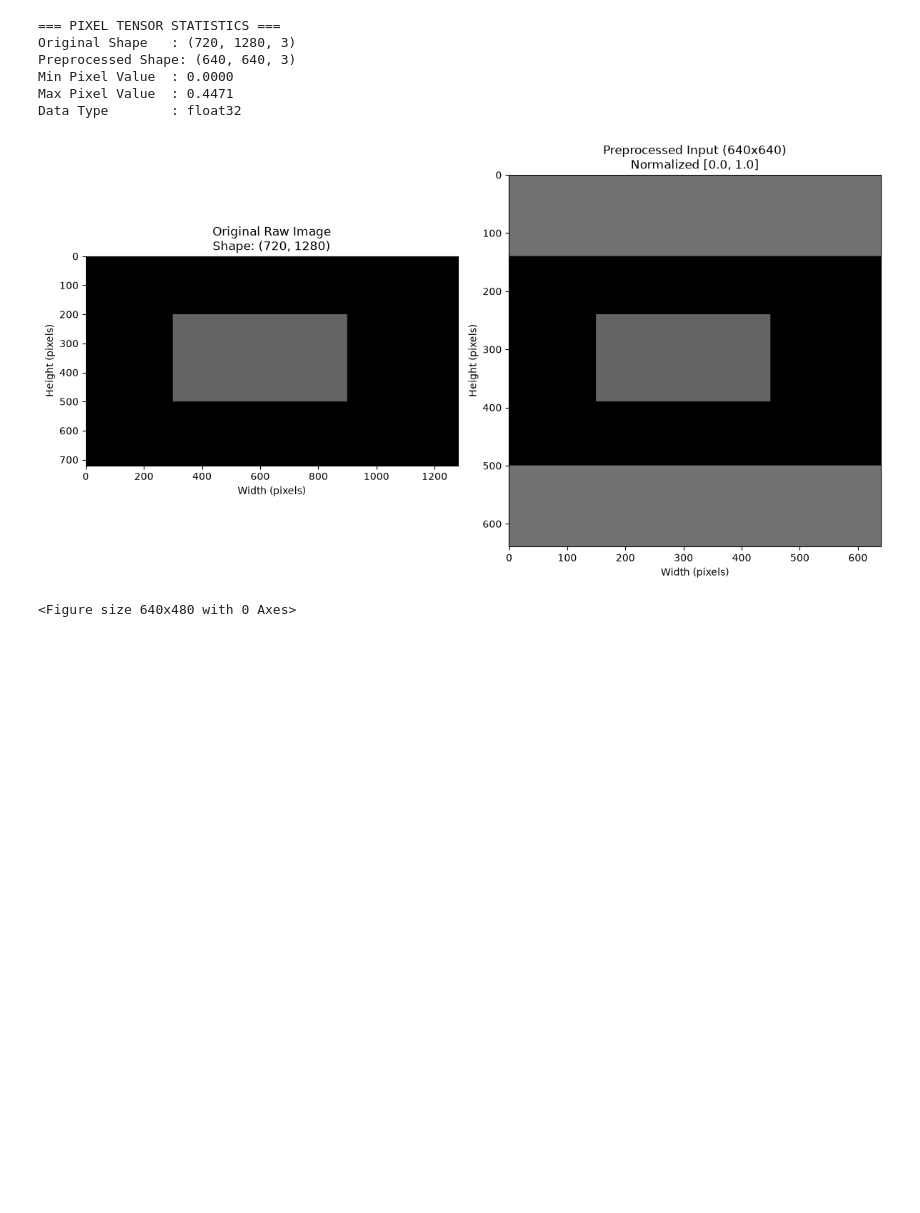
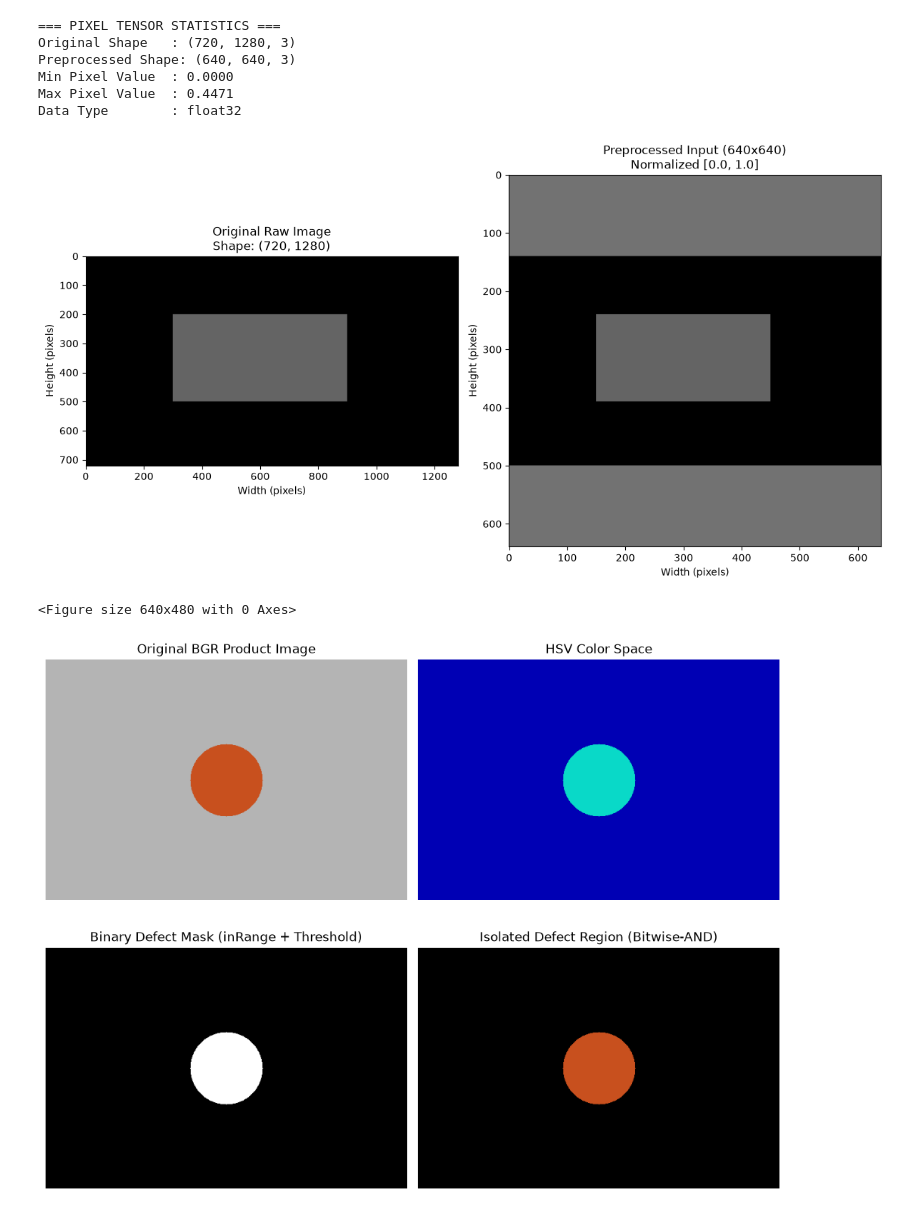
Before and after one commit to Quantumcluse/aipdd-cv-prototyping, a Jupyter notebook: notebooks/lab03_cv_prototyping.ipynb, the cells around one changed output. Cells and saved outputs as stored; diff of their text form; code cells hidden in the pictures; blank space fills up the shorter version.

Commit message:
Task 2: Complete industrial defect detection using HSV color-space thresholding

```diff
--- a/notebooks/lab03_cv_prototyping.ipynb
+++ b/notebooks/lab03_cv_prototyping.ipynb
@@ -83,3 +83,55 @@ Max Pixel Value  : 0.4471
 Data Type        : float32
 [figure]
 <Figure size 640x480 with 0 Axes>
+# %%
+import cv2
+import matplotlib.pyplot as plt
+import numpy as np
+
+# 1. Generate/Load sample industrial product image with a defect target
+industrial_img = np.zeros((400, 600, 3), dtype=np.uint8)
+industrial_img[:, :] = [180, 180, 180]  # Metallic silver background
+
+# Draw defect area (rust/copper hue in BGR)
+cv2.circle(industrial_img, (300, 200), 60, (30, 80, 200), -1)
+
+# Convert BGR to HSV and LAB color spaces
+hsv_img = cv2.cvtColor(industrial_img, cv2.COLOR_BGR2HSV)
+lab_img = cv2.cvtColor(industrial_img, cv2.COLOR_BGR2LAB)
+
+# 2. Define HSV bounds for defect region isolation (Rust / Orange-Red hues)
+lower_hsv = np.array([5, 100, 100])
+upper_hsv = np.array([25, 255, 255])
+
+# 3. Apply binary threshold mask using cv2.inRange and refine with threshold
+inrange_mask = cv2.inRange(hsv_img, lower_hsv, upper_hsv)
+_, binary_mask = cv2.threshold(inrange_mask, 127, 255, cv2.THRESH_BINARY)
+
+# 4. Bitwise-AND mask with original image to isolate defect regions
+isolated_defect = cv2.bitwise_and(
+    industrial_img, industrial_img, mask=binary_mask
+)
+
+# Visualize all stages in a Matplotlib Grid
+fig, axes = plt.subplots(2, 2, figsize=(10, 8))
+
+axes[0, 0].imshow(cv2.cvtColor(industrial_img, cv2.COLOR_BGR2RGB))
+axes[0, 0].set_title("Original BGR Product Image")
+axes[0, 0].axis("off")
+
+axes[0, 1].imshow(hsv_img)
+axes[0, 1].set_title("HSV Color Space")
+axes[0, 1].axis("off")
+
+axes[1, 0].imshow(binary_mask, cmap="gray")
+axes[1, 0].set_title("Binary Defect Mask (inRange + Threshold)")
+axes[1, 0].axis("off")
+
+axes[1, 1].imshow(cv2.cvtColor(isolated_defect, cv2.COLOR_BGR2RGB))
+axes[1, 1].set_title("Isolated Defect Region (Bitwise-AND)")
+axes[1, 1].axis("off")
+
+plt.tight_layout()
+plt.show()
+# %% [output]
+[figure, added]
```
Also changed, not shown: parts of 1 cell of this notebook.
